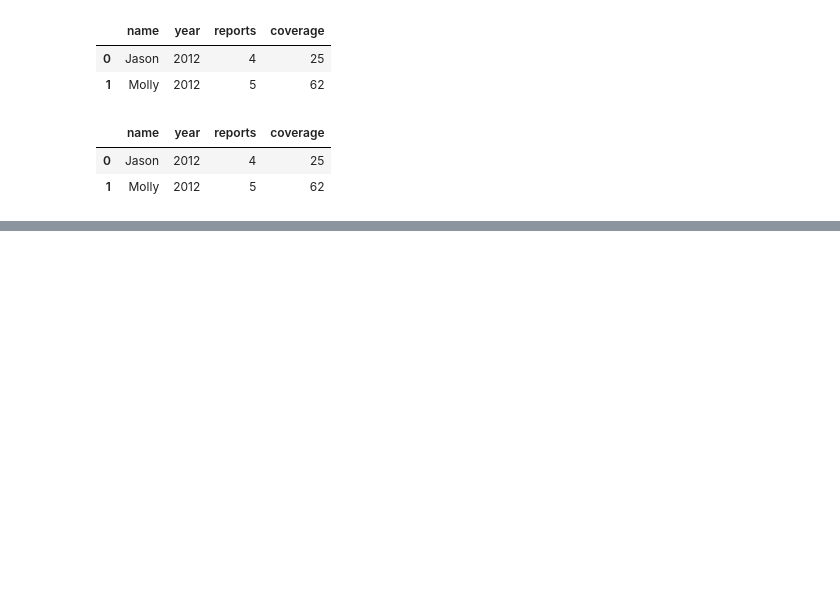
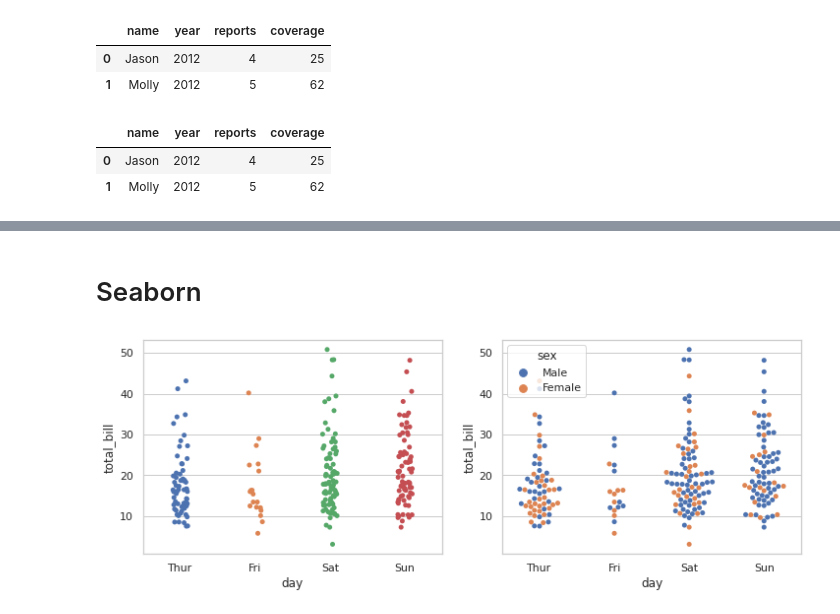
Before and after one commit to oektomo/ClassPersevere, a Jupyter notebook: W0401pandas.ipynb, the cells around one changed output, grey strips where cells are left out. Saved outputs shown, nothing was run; the diff lists cells and outputs as text; code cells hidden in the pictures; blank space fills up the shorter version.

```diff
--- a/W0401pandas.ipynb
+++ b/W0401pandas.ipynb
@@ -156,0 +310,17 @@ df[(df['coverage']  > 20) & (df['reports'] < 6)]
+# %% [markdown]
+# Seaborn
+# %%
+import matplotlib.pyplot as plt
+import seaborn as sns
+
+sns.set(style="whitegrid", color_codes=True)
+tips = sns.load_dataset("tips")
+
+plt.figure(figsize=(12,4))
+plt.subplot(121)
+sns.stripplot(x="day", y="total_bill", data=tips, jitter=True)
+plt.subplot(122)
+sns.swarmplot(x="day", y="total_bill", hue="sex", data=tips)
+plt.show()
+# %% [output]
+[figure, added]
```
Also changed, not shown: parts of 14 cells of this notebook.
